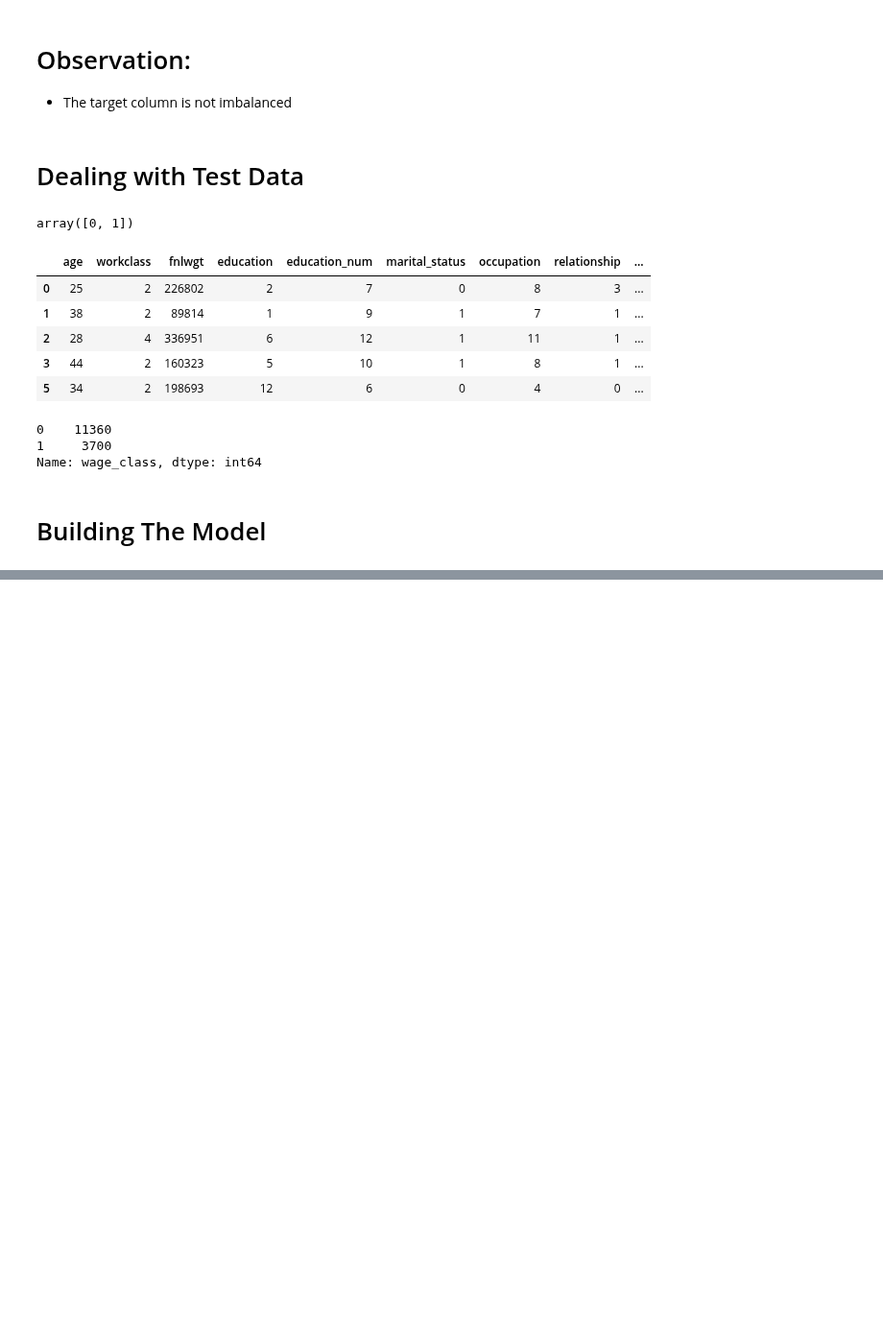
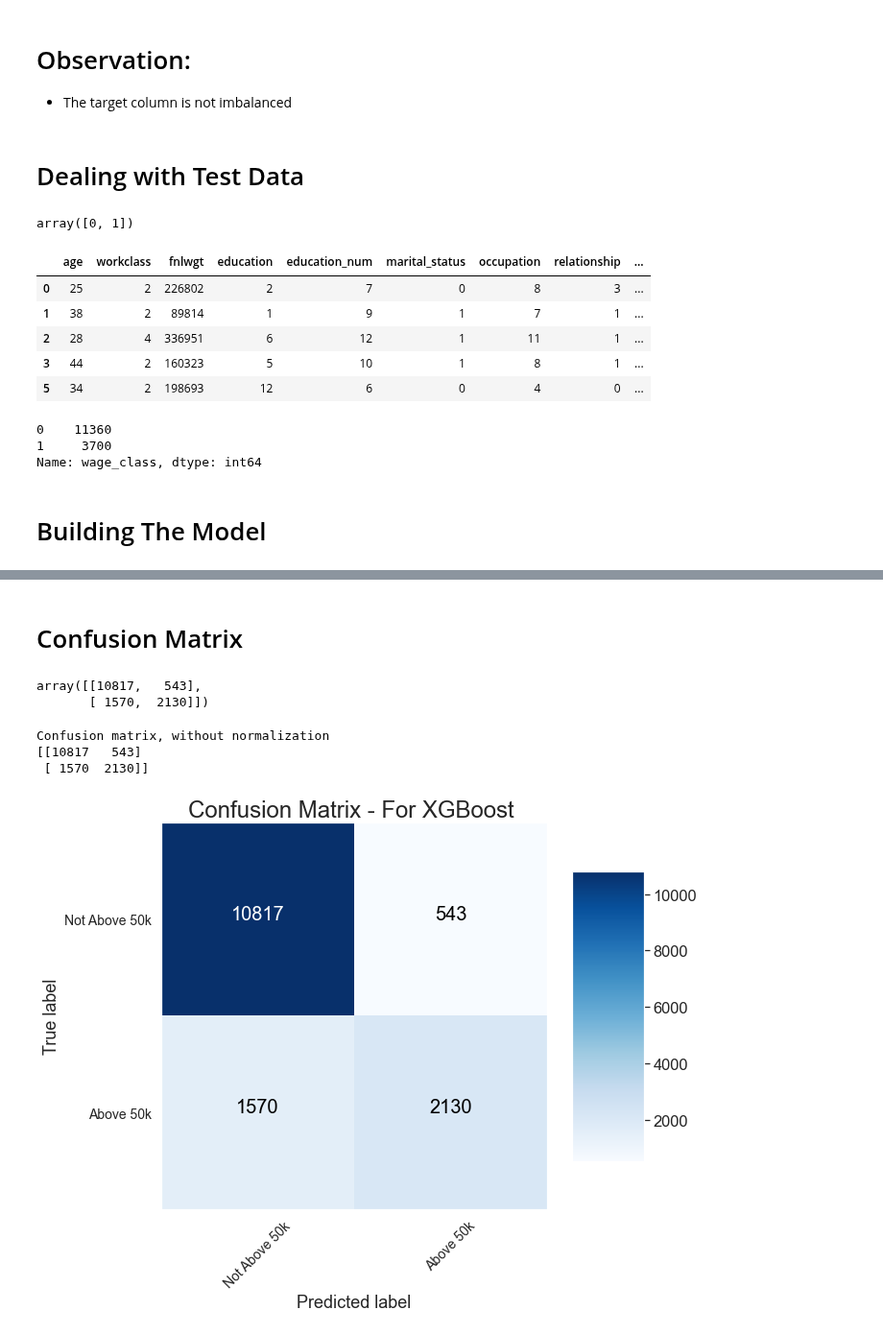
Before and after one commit to RancyChepchirchir/Assignments, a Jupyter notebook: 21.XGBoost_Assignment-2.ipynb, the cells around one changed output, grey strips where cells are left out. Shown at 96% size. Cells and saved outputs as stored; diff of their text form; code cells hidden in the pictures; blank space fills up the shorter version.

```diff
--- a/21.XGBoost_Assignment-2.ipynb
+++ b/21.XGBoost_Assignment-2.ipynb
@@ -950,3 +954,12 @@ y = y_train.values
 
 Xtest = x_test.values
 Ytest = y_test.values
+# %%
+x_train3 = x_train[:]
+y_train3 = y_train[:]
+x_test3 = x_test[:]
+y_test3 = y_test[:]
+# %%
+# fit model no training data
+model = XGBClassifier(objective='binary:logistic')
+model.fit(x_train3, y_train3)
@@ -952,0 +987,6 @@ Ytest = y_test.values
+# %%
+# Checking the test accuracy
+y_pred2 = model.predict(x_test3)
+predictions2 = [round(value) for value in y_pred2]
+accuracy_test = accuracy_score(y_test3,predictions2)
+accuracy_test
@@ -952,0 +1019,65 @@ Ytest = y_test.values
+# %% [markdown]
+# Confusion Matrix
+# %%
+# Making the Confusion Matrix
+from sklearn.metrics import confusion_matrix
+cm = confusion_matrix(y_test3, y_pred2)
+cm
+# %% [output]
+array([[10817,   543],
+       [ 1570,  2130]])
+# %%
+import itertools
+
+def plot_confusion_matrix(cm, classes,
+                          normalize=False,
+                          title='Confusion matrix',
+                          cmap=plt.cm.Blues):
+    """
+    This function prints and plots the confusion matrix.
+    Normalization can be applied by setting `normalize=True`.
+    """
+    if normalize:
+        cm = cm.astype('float') / cm.sum(axis=1)[:, np.newaxis]
+        print("Normalized confusion matrix")
+    else:
+        print('Confusion matrix, without normalization')
+
+    print(cm)
+
+    # Plot the confusion matrix
+    fig14 = plt.figure(figsize = (10, 10))
+    plt.imshow(cm, interpolation='nearest', cmap=cmap)
+    plt.title(title, size = 24)
+    plt.colorbar(aspect=4)
+    tick_marks = np.arange(len(classes))
+    plt.xticks(tick_marks, classes, rotation=45, size = 14)
+    plt.yticks(tick_marks, classes, size = 14)
+
+    fmt = '.2f' if normalize else 'd'
+    thresh = cm.max() / 2.
+
+    # Labeling the plot
+    for i, j in itertools.product(range(cm.shape[0]), range(cm.shape[1])):
+        plt.text(j, i, format(cm[i, j], fmt), fontsize = 20,
+                 horizontalalignment="center",
+                 color="white" if cm[i, j] > thresh else "black")
+
+    plt.grid(None)
+    plt.tight_layout()
+    plt.ylabel('True label', size = 18)
+    plt.xlabel('Predicted label', size = 18)
+    plt.tight_layout()
+    #plt.savefig('Images/rf_cv_confusion_matrix.png')
+
+# Confusion matrix
+cm = confusion_matrix(y_test3, y_pred2)
+plot_confusion_matrix(cm, classes = ['Not Above 50k', 'Above 50k'],
+                      title = 'Confusion Matrix - For XGBoost ')
+
+#plt.savefig('rf_cv_cm.png')
+# %% [output]
+Confusion matrix, without normalization
+[[10817   543]
+ [ 1570  2130]]
+[figure, added]
```
Also changed, not shown: parts of 17 cells of this notebook.
